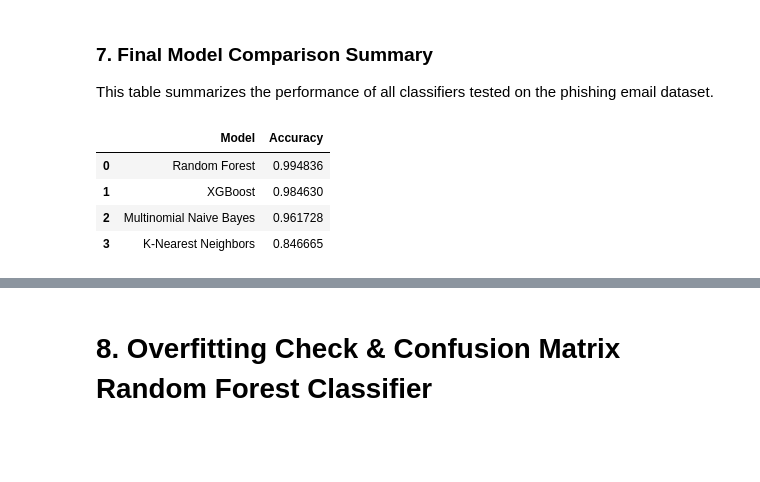
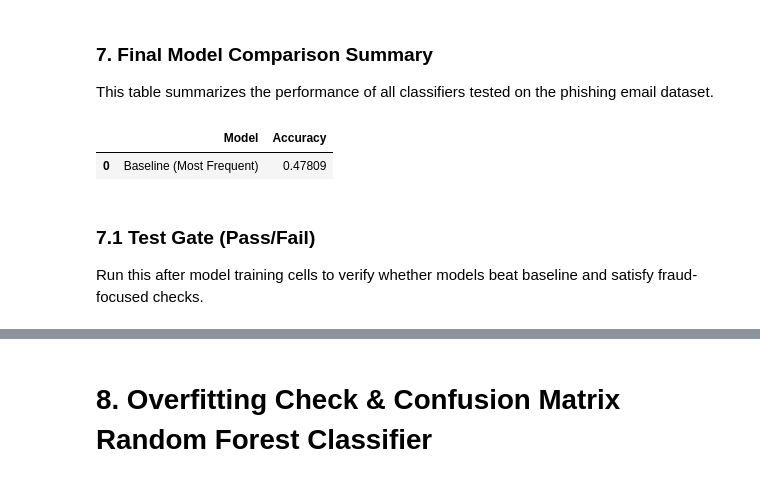
Before and after one commit to JayLao27/AI-extension-BEC-detection, a Jupyter notebook: Datacleaning/BEC_attacks.ipynb, the cells around one changed output, grey strips where cells are left out. Saved outputs shown, nothing was run; the diff lists cells and outputs as text; code cells hidden in the pictures; blank space fills up the shorter version.

```diff
--- a/Datacleaning/BEC_attacks.ipynb
+++ b/Datacleaning/BEC_attacks.ipynb
@@ -435,0 +428,18 @@ Testing set size: (32530, 5000)
+# %%
+from sklearn.dummy import DummyClassifier
+from sklearn.metrics import accuracy_score, precision_score, recall_score, f1_score
+
+print("--- Baseline: Majority Class ---")
+baseline_model = DummyClassifier(strategy='most_frequent')
+baseline_model.fit(X_train_tfidf, y_train)
+baseline_pred = baseline_model.predict(X_test_tfidf)
+
+baseline_acc = accuracy_score(y_test, baseline_pred)
+baseline_precision = precision_score(y_test, baseline_pred, zero_division=0)
+baseline_recall = recall_score(y_test, baseline_pred, zero_division=0)
+baseline_f1 = f1_score(y_test, baseline_pred, zero_division=0)
+
+print(f"Baseline Accuracy:  {baseline_acc:.4f}")
+print(f"Baseline Precision: {baseline_precision:.4f}")
+print(f"Baseline Recall:    {baseline_recall:.4f}")
+print(f"Baseline F1:        {baseline_f1:.4f}")
@@ -557,23 +573,31 @@ This table summarizes the performance of all classifiers tested on the phishing
 # %%
 import pandas as pd
 
-# Collect all results
-results = {
-    'Model': ['Random Forest', 'XGBoost', 'Multinomial Naive Bayes', 'K-Nearest Neighbors'],
-    'Accuracy': [test_acc, accuracy_score(y_test, y_pred_xgb), nb_acc, knn_acc]
-}
+results = []
 
-# Create DataFrame
+if 'test_acc' in globals():
+    results.append({'Model': 'Random Forest', 'Accuracy': test_acc})
+if 'y_pred_xgb' in globals() and 'y_test' in globals():
+    results.append({'Model': 'XGBoost', 'Accuracy': accuracy_score(y_test, y_pred_xgb)})
+if 'nb_acc' in globals():
+    results.append({'Model': 'Multinomial Naive Bayes', 'Accuracy': nb_acc})
+if 'knn_acc' in globals():
+    results.append({'Model': 'K-Nearest Neighbors', 'Accuracy': knn_acc})
+if 'baseline_acc' in globals():
+    results.append({'Model': 'Baseline (Most Frequent)', 'Accuracy': baseline_acc})
+
+if not results:
+    raise ValueError("No model results found. Run baseline/model training cells first.")
+
 comparison_df = pd.DataFrame(results).sort_values(by='Accuracy', ascending=False)
 
-# Display with style when available; fallback to plain DataFrame if jinja2 is missing
 try:
     display(comparison_df.style.background_gradient(cmap='magma'))
 except Exception:
     display(comparison_df)
 # %% [output]
 |  | Model | Accuracy |
-| 0 | Random Forest | 0.994836 |
-| 1 | XGBoost | 0.984630 |
-| 2 | Multinomial Naive Bayes | 0.961728 |
-| 3 | K-Nearest Neighbors | 0.846665 |
+| 0 | Baseline (Most Frequent) | 0.47809 |
+# %% [markdown]
+### 7.1 Test Gate (Pass/Fail)
+Run this after model training cells to verify whether models beat baseline and satisfy fraud-focused checks.
```
Also changed, not shown: parts of 12 cells of this notebook.
